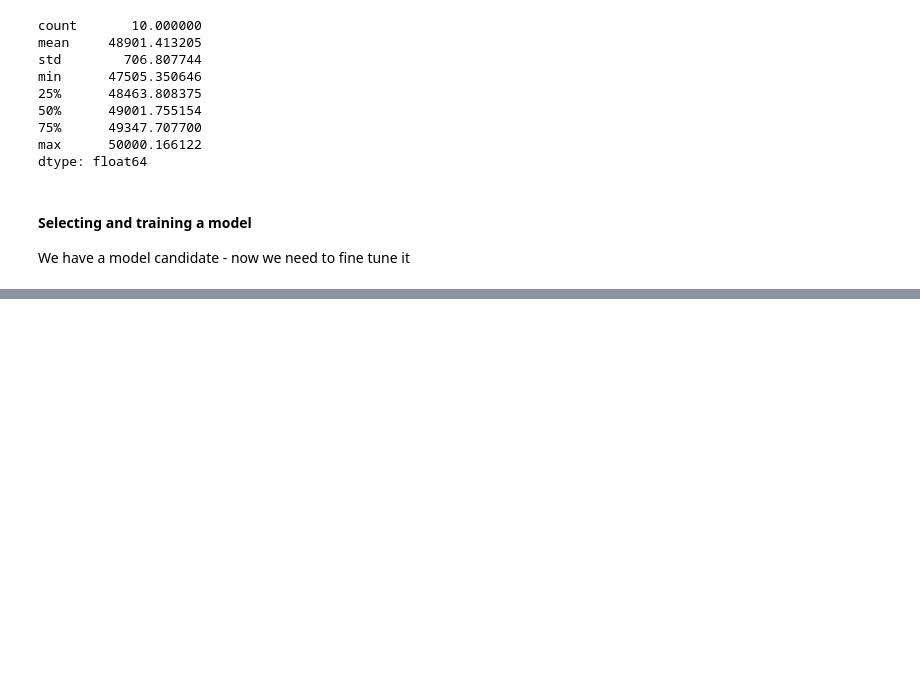
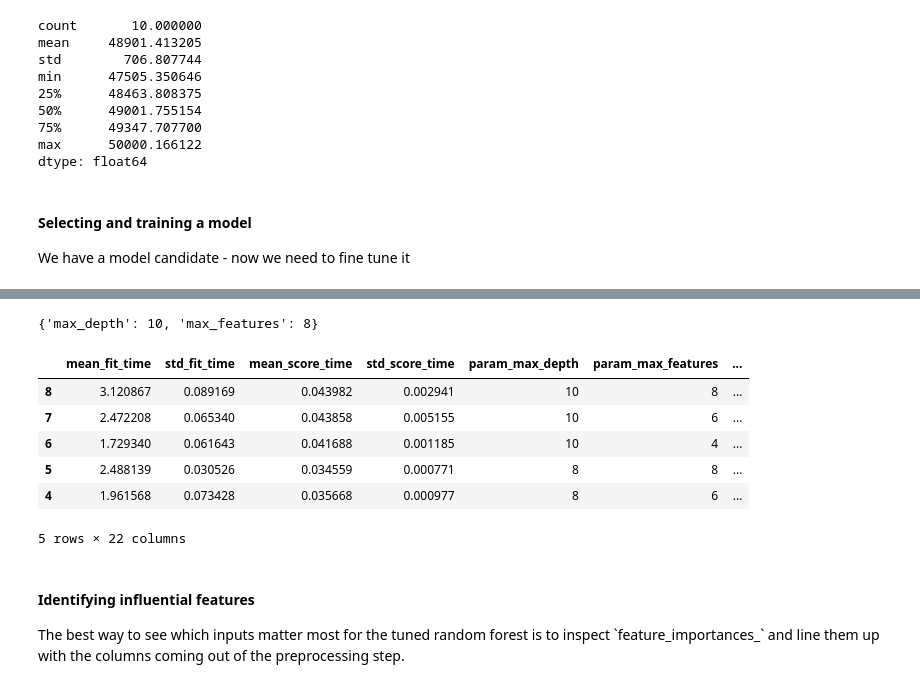
Before and after one commit to PatThompson1306/homl_california_housing, a Jupyter notebook: california_housing.ipynb, the cells around one changed output, grey strips where cells are left out. Saved outputs shown, nothing was run; the diff lists cells and outputs as text; code cells hidden in the pictures; blank space fills up the shorter version.

```diff
--- a/california_housing.ipynb
+++ b/california_housing.ipynb
@@ -530,0 +533,19 @@ ValueError: Invalid parameter 'random_forest_max_features' for estimator RandomF
+# %%
+grid_search.best_params_ # display the best hyperparameters found by the grid search
+# %% [output]
+{'max_depth': 10, 'max_features': 8}
+# %%
+cv_results = pd.DataFrame(grid_search.cv_results_) # convert the cross-validation results of the grid search into a DataFrame
+cv_results = cv_results.sort_values(by="mean_test_score", ascending=False) # sort the results by mean test score in descending order
+# cv_results.head() # display the top results from the grid search
+# %% [output]
+|  | mean_fit_time | std_fit_time | mean_score_time | std_score_time | param_max_depth | param_max_features | ... |
+| 8 | 3.120867 | 0.089169 | 0.043982 | 0.002941 | 10 | 8 | ... |
+| 7 | 2.472208 | 0.065340 | 0.043858 | 0.005155 | 10 | 6 | ... |
+| 6 | 1.729340 | 0.061643 | 0.041688 | 0.001185 | 10 | 4 | ... |
+| 5 | 2.488139 | 0.030526 | 0.034559 | 0.000771 | 8 | 8 | ... |
+| 4 | 1.961568 | 0.073428 | 0.035668 | 0.000977 | 8 | 6 | ... |
+5 rows × 22 columns
+# %% [markdown]
+<h4><strong>Identifying influential features</strong></h4>
+The best way to see which inputs matter most for the tuned random forest is to inspect `feature_importances_` and line them up with the columns coming out of the preprocessing step.
```
Also changed, not shown: parts of 10 cells of this notebook.
